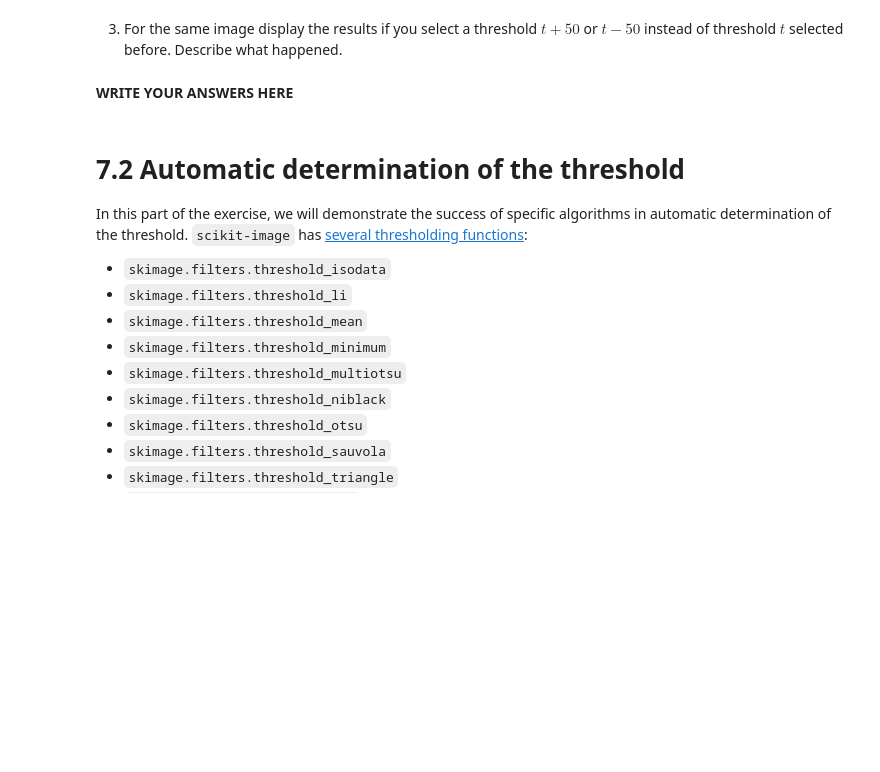
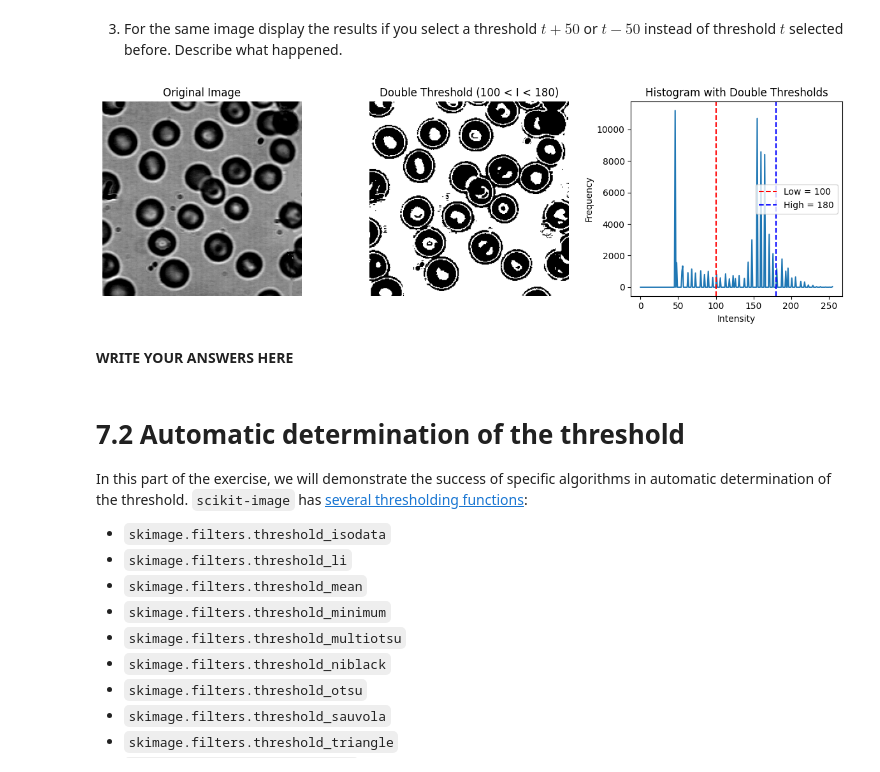
Before and after one commit to doms911/Digital-Image-Processing-and-Analysis, a Jupyter notebook: DIPA_Laboratory_Exercise_4.ipynb, the cells around one changed output. Cells and saved outputs as stored; diff of their text form; code cells hidden in the pictures; blank space fills up the shorter version.

```diff
--- a/DIPA_Laboratory_Exercise_4.ipynb
+++ b/DIPA_Laboratory_Exercise_4.ipynb
@@ -160,3 +229,37 @@ plt.show()
+# %%
+# Write-in your solution
+# Double thresholding approach
+low_threshold = 100   # Exclude background
+high_threshold = 180  # Exclude bright cell centers
+
+# Create annulus by excluding both very dark and very bright regions
+annulus_mask = (img > low_threshold) & (img < high_threshold)
+
+plt.figure(figsize=(12, 4))
+
+plt.subplot(1, 3, 1)
+plt.imshow(img, cmap='gray')
+plt.title('Original Image')
+plt.axis('off')
+
+plt.subplot(1, 3, 2)
+plt.imshow(annulus_mask, cmap='gray')
+plt.title(f'Double Threshold ({low_threshold} < I < {high_threshold})')
+plt.axis('off')
+
+plt.subplot(1, 3, 3)
+plt.plot(bin_edges[:-1], hist)
+plt.axvline(x=low_threshold, color='red', linestyle='--', label=f'Low = {low_threshold}')
+plt.axvline(x=high_threshold, color='blue', linestyle='--', label=f'High = {high_threshold}')
+plt.title('Histogram with Double Thresholds')
+plt.xlabel('Intensity')
+plt.ylabel('Frequency')
+plt.legend()
+
+plt.tight_layout()
+plt.show()
+# %% [output]
+[figure, added]
 # %% [markdown]
 **WRITE YOUR ANSWERS HERE**
 # %% [markdown]
```
Also changed, not shown: parts of 7 cells of this notebook.
